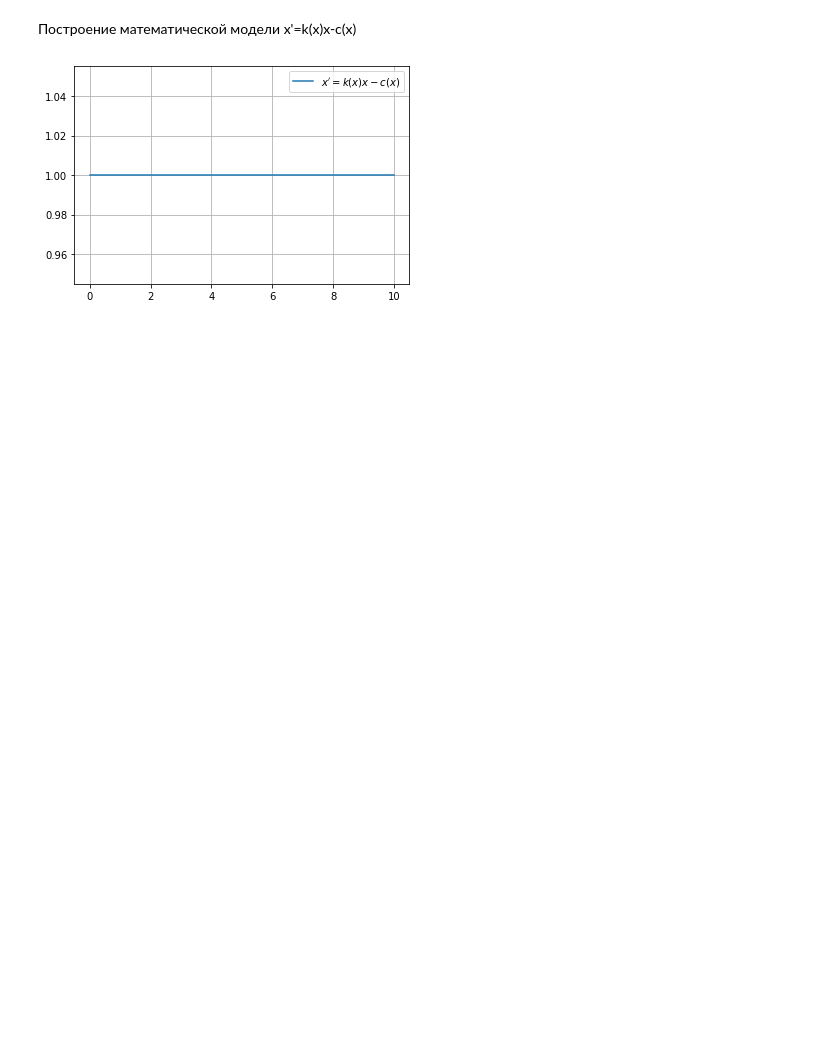
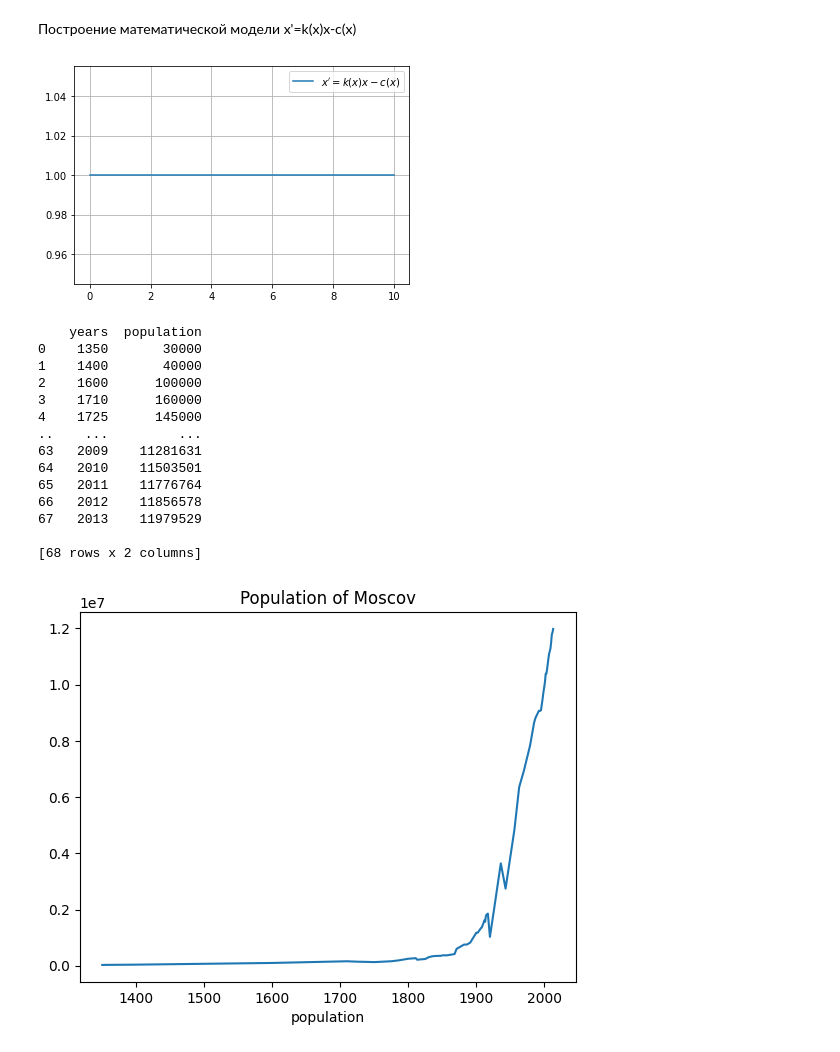
Before and after one commit to Mary-Zinoveva/MMVSULAB1, a Jupyter notebook: lab1.ipynb, the cells around one changed output. Drawn from its saved outputs; the diff is of its cells as text; code cells hidden in the pictures; blank space fills up the shorter version.

```diff
--- a/lab1.ipynb
+++ b/lab1.ipynb
@@ -109,3 +119,35 @@ plt.legend()
 plt.show()
 # %% [output]
 [figure]
+# %%
+import matplotlib.pyplot as plt
+import numpy as np
+import pandas as pd
+url='https://raw.githubusercontent.com/Mary-Zinoveva/MMVSULAB1/main/maryMoscov.csv'
+df=pd.read_csv(url)
+print(df)
+
+years=np.array(df['years'])
+population=np.array(df['population'])
+
+plt.plot(df['years'],df['population'])
+plt.xlabel('years')
+plt.xlabel('population')
+plt.title('Population of Moscov')
+plt.show()
+# %% [output]
+    years  population
+0    1350       30000
+1    1400       40000
+2    1600      100000
+3    1710      160000
+4    1725      145000
+..    ...         ...
+63   2009    11281631
+64   2010    11503501
+65   2011    11776764
+66   2012    11856578
+67   2013    11979529
+
+[68 rows x 2 columns]
+[figure, added]
```
Also changed, not shown: parts of 4 cells of this notebook.
